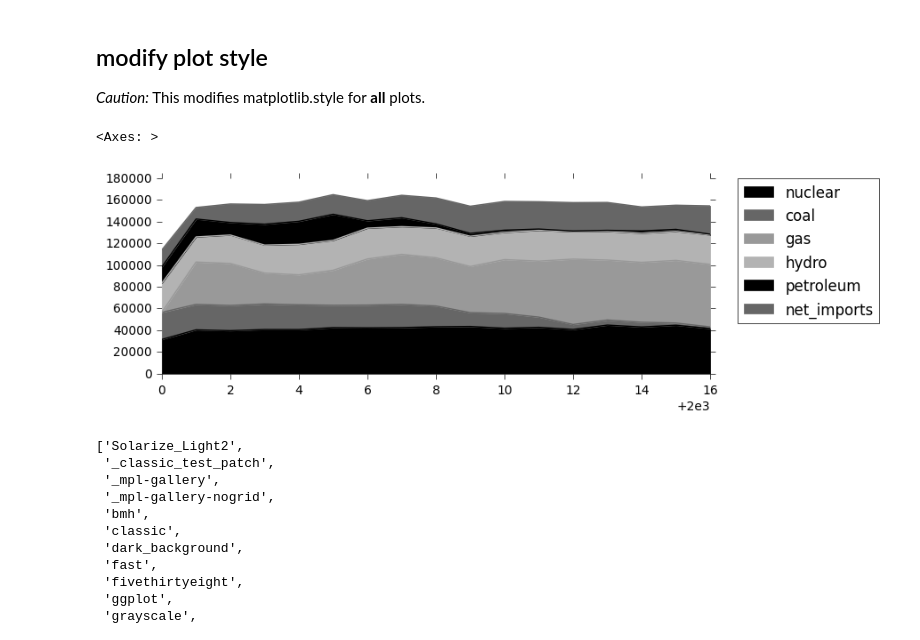
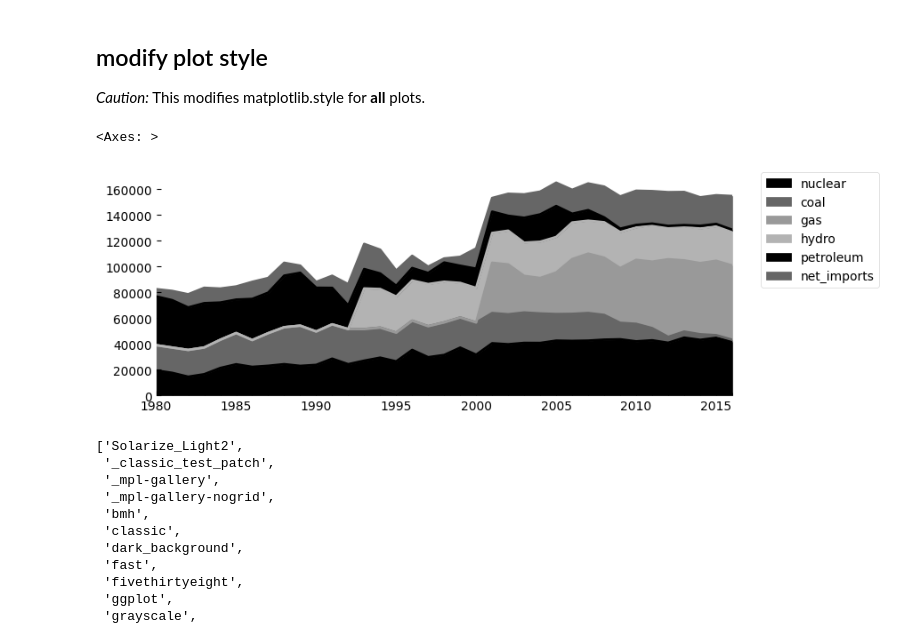
Before and after one commit to samkennerly/kingofsnake, a Jupyter notebook: books/plot.ipynb, the cells around one changed output. Saved outputs shown, nothing was run; the diff lists cells and outputs as text; code cells hidden in the pictures.

Commit message:
Simplify plot examples

```diff
--- a/books/plot.ipynb
+++ b/books/plot.ipynb
@@ -10,20 +7,23 @@ from tools import DATADIR, read_csv
 # %% [markdown]
 ## load example data
 # %%
+from pandas import read_csv, to_datetime
+
+colors = "green grey yellow blue black red".split()
 data = read_csv(DATADIR / 'examples/energy.csv')
 
 # Remove whitespace and caps from column names
 data.columns = data.columns.str.strip().str.lower().str.replace(' ', '_')
 
 # Consolidate columns
-del data['total']
+_ = data.pop('total')
 data['hydro'] = data.pop('conv._hydro') + data.pop('ps_hydro')
 data['gas'] = data.pop('lfg') + data.pop('natural_gas')
 
 # Sort and filter
 data = data.set_index('year').sort_index()
-data = data.loc['2000':, data.sum().nlargest(6).index]
+data.index = to_datetime(data.index, format='%Y')
+data = data.loc['1980':, data.sum().nlargest(6).index]
 
-print(data.info())
 data.tail()
 # %% [output]
@@ -138,0 +39,3 @@ help(plot.quant)
+# %%
+show = Plotter()
+show
@@ -138,0 +64,3 @@ help(plot.quant)
+# %%
+show.params['figure']['figsize'] = (9,3)
+show.params
@@ -162,11 +170,11 @@ plot.scatter(points, xlabel='year', ylabel='GWh')
 ## modify plot style
 *Caution:* This modifies matplotlib.style for **all** plots.
 # %%
-canvas.style = "grayscale"
-canvas.area(data)
+show.style = "grayscale"
+show.area(data)
 # %% [output]
 <Axes: >
-[figure, old version]
+[figure, new version]
 # %%
 # Show all available styles
 Plotter.styles
```
Also changed, not shown: parts of 54 cells of this notebook.
